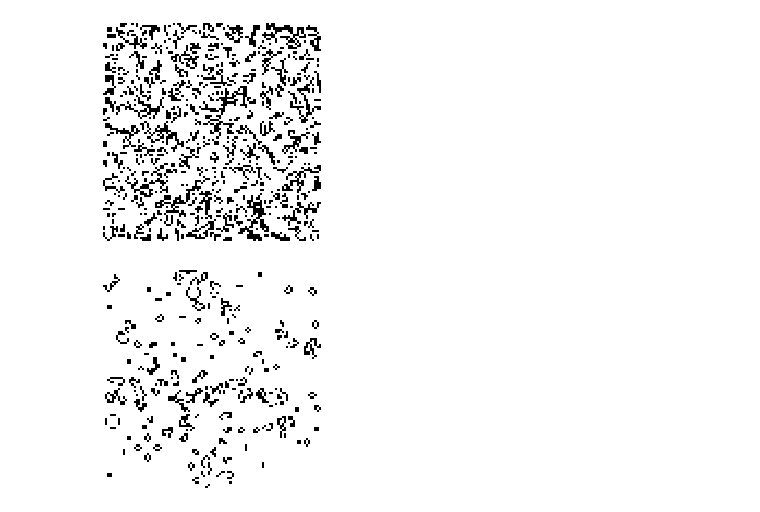
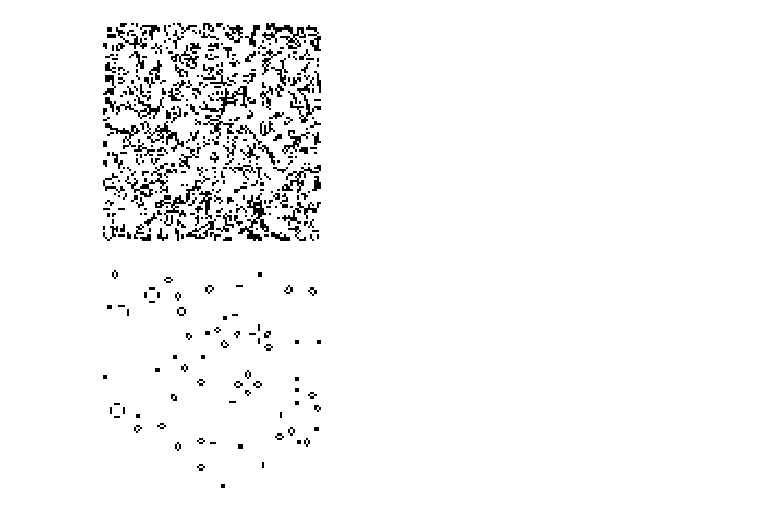
Before and after one commit to abhigyan2001/Python-for-Everyone, a Jupyter notebook: Day 14/Game of Life.ipynb, the cells around one changed output. Cells and saved outputs as stored; diff of their text form; code cells hidden in the pictures.

```diff
--- a/Day 14/Game of Life.ipynb
+++ b/Day 14/Game of Life.ipynb
@@ -106,17 +106,17 @@ plt.show()
 # %%
 playgrounds = [playground]
 ims = []
 fig = plt.figure()
-for i in range(100):
+for i in range(2000):
     playgrounds.append(update_grid(playgrounds[i]))
     #plt.figure(figsize=[20,20])
     plt.axis("off")
     #im = plt.imshow(playgrounds[i], animated=True)
     #plt.savefig("playgrounds/img"+str(i)+".png")
     #plt.show()
     im = plt.imshow(playgrounds[i], animated=True)
     ims.append([im])
 ani = animation.ArtistAnimation(fig, ims, interval=100, blit=True)
 ani.save("Conway's Game.mp4")
 # %% [output]
-[figure, old version]
+[figure, new version]
```
Also changed, not shown: parts of 1 cell of this notebook, 1 other file.
